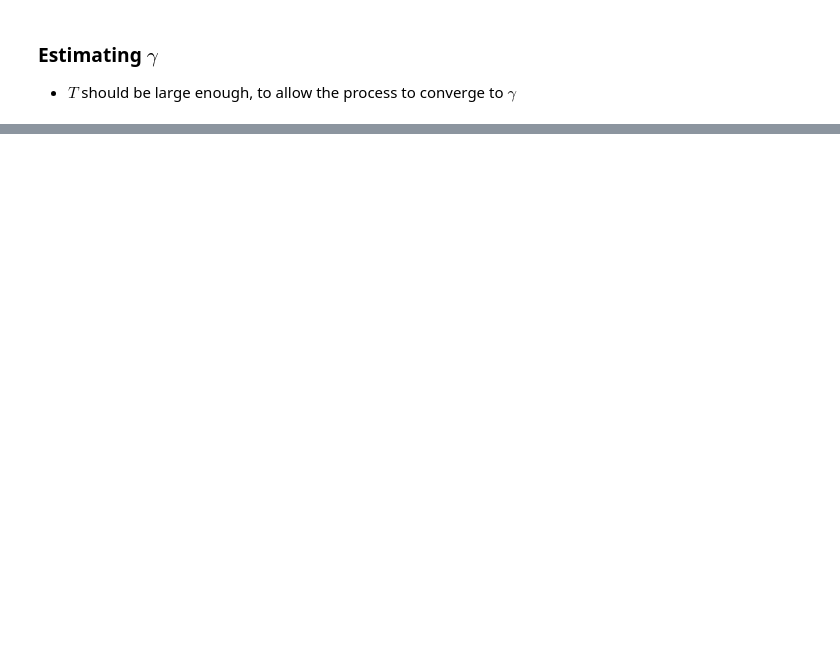
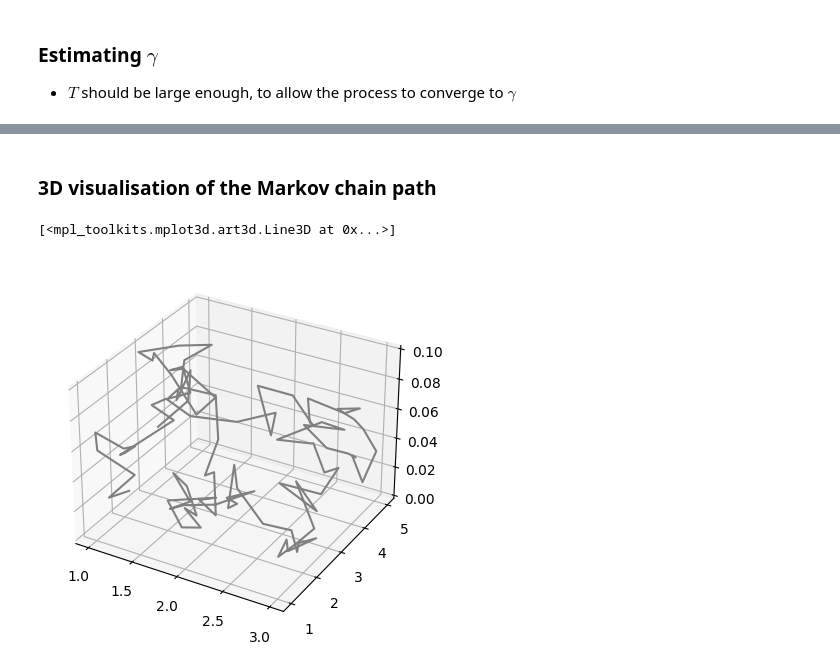
Before and after one commit to DiorAdama/MCMC, a Jupyter notebook: OU-likelihood/OU_mcmc.ipynb, the cells around one changed output, grey strips where cells are left out. Saved outputs shown, nothing was run; the diff lists cells and outputs as text; code cells hidden in the pictures; blank space fills up the shorter version.

Commit message:
implementation of mcmc for OU

```diff
--- a/OU-likelihood/OU_mcmc.ipynb
+++ b/OU-likelihood/OU_mcmc.ipynb
@@ -50,0 +69,7 @@ def likelihood(T, N, alpha, beta, gamma, path):
+# %%
+minParams = OU_Parameters(alpha=0,beta=1,gamma=1)
+maxParams = OU_Parameters(alpha=0.1,beta=3,gamma=5)
+
+# alphaBoundaries = (0 , 0.1)
+# betaBoundaries  = (1 , 3  )
+# gammaBoundaries = (1 , 5  )
@@ -112,0 +136,10 @@ plt.plot(gammas, NLL)
+# %%
+import random
+def MarkovTransition(param):
+    r = random.random()
+    alpha1 = max(minParams.alpha,min(maxParams.alpha,param.alpha + 2*(r-0.5)*(maxParams.alpha-minParams.alpha)/5))  # uniform distribution on [alpha - alphaBoundaries/10;alpha + alphaBoundaries/10]
+    r = random.random()
+    beta1 = max(minParams.beta,min(maxParams.beta,param.beta + 2*(r-0.5)*(maxParams.beta-minParams.beta)/5))
+    r = random.random()
+    gamma1 = max(minParams.gamma,min(maxParams.gamma,param.gamma + 2*(r-0.5)*(maxParams.gamma-minParams.gamma)/5))
+    return OU_Parameters(alpha1,beta1,gamma1)
@@ -112,0 +181,13 @@ plt.plot(gammas, NLL)
+# %%
+
+paramsToFind = OU_Parameters(alpha=0.4,beta=1.75,gamma=3.7)
+
+samples1,NLLs1,bestXs1,NLL1 = OU_metropolis_mcmc(   n    = 10**5,
+                                                    T    = 1000,
+                                                    N    = 1000,
+                                                    path = OU_process(  T     = 1000,
+                                                                        N     = 10000,
+                                                                        x0    = 100,
+                                                                        alpha = paramsToFind.alpha,
+                                                                        beta  = paramsToFind.beta,
+                                                                        gamma = paramsToFind.gamma))
@@ -112,0 +216,16 @@ plt.plot(gammas, NLL)
+# %% [markdown]
+### 3D visualisation of the Markov chain path
+# %%
+import numpy as np
+import matplotlib.pyplot as plt
+
+ax = plt.axes(projection='3d')
+
+zline = [s.alpha for s in samples1][:100]
+xline = [s.beta for s in samples1][:100]
+yline = [s.gamma for s in samples1][:100]
+
+ax.plot3D(xline, yline, zline, 'gray')
+# %% [output]
+[<mpl_toolkits.mplot3d.art3d.Line3D at 0x...>]
+[figure, added]
```
Also changed, not shown: parts of 15 cells of this notebook, 1 other file.
